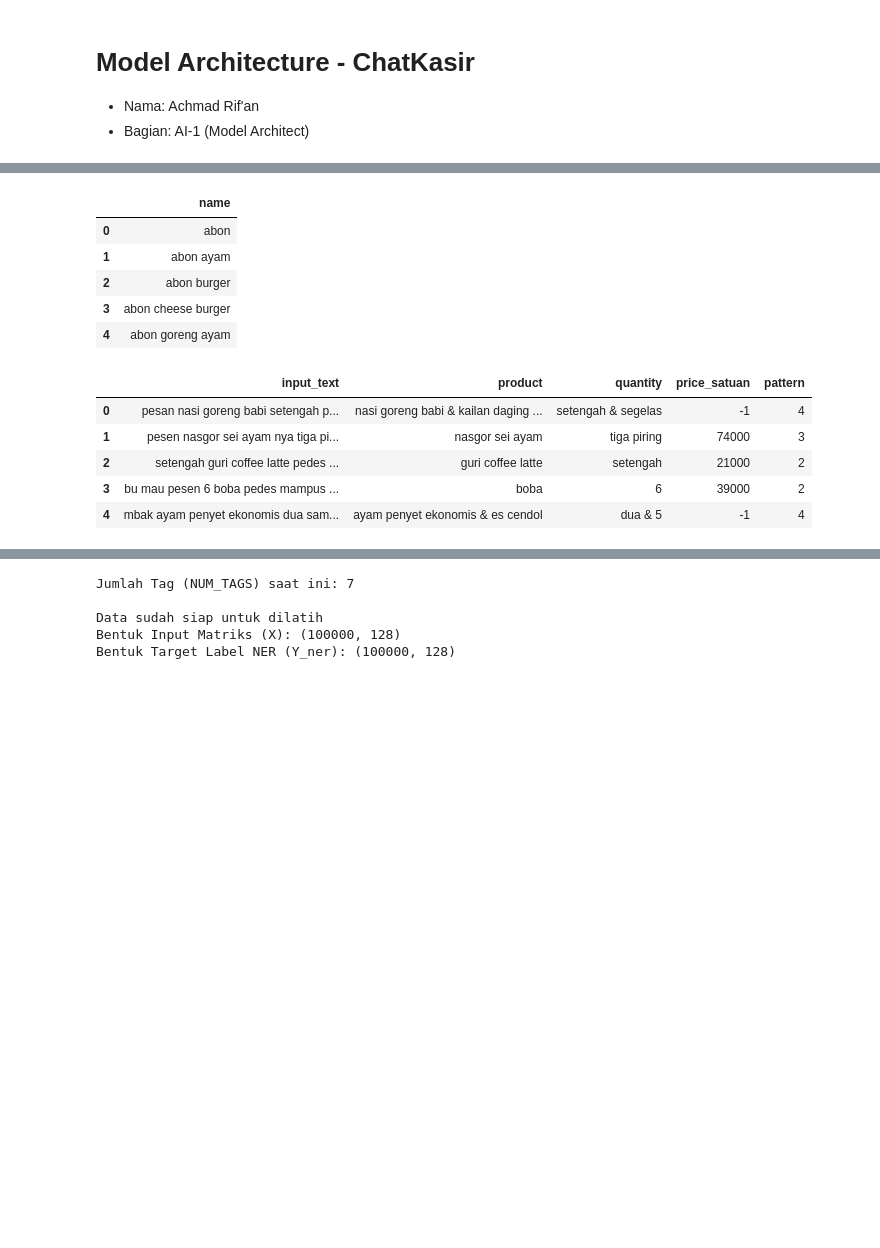
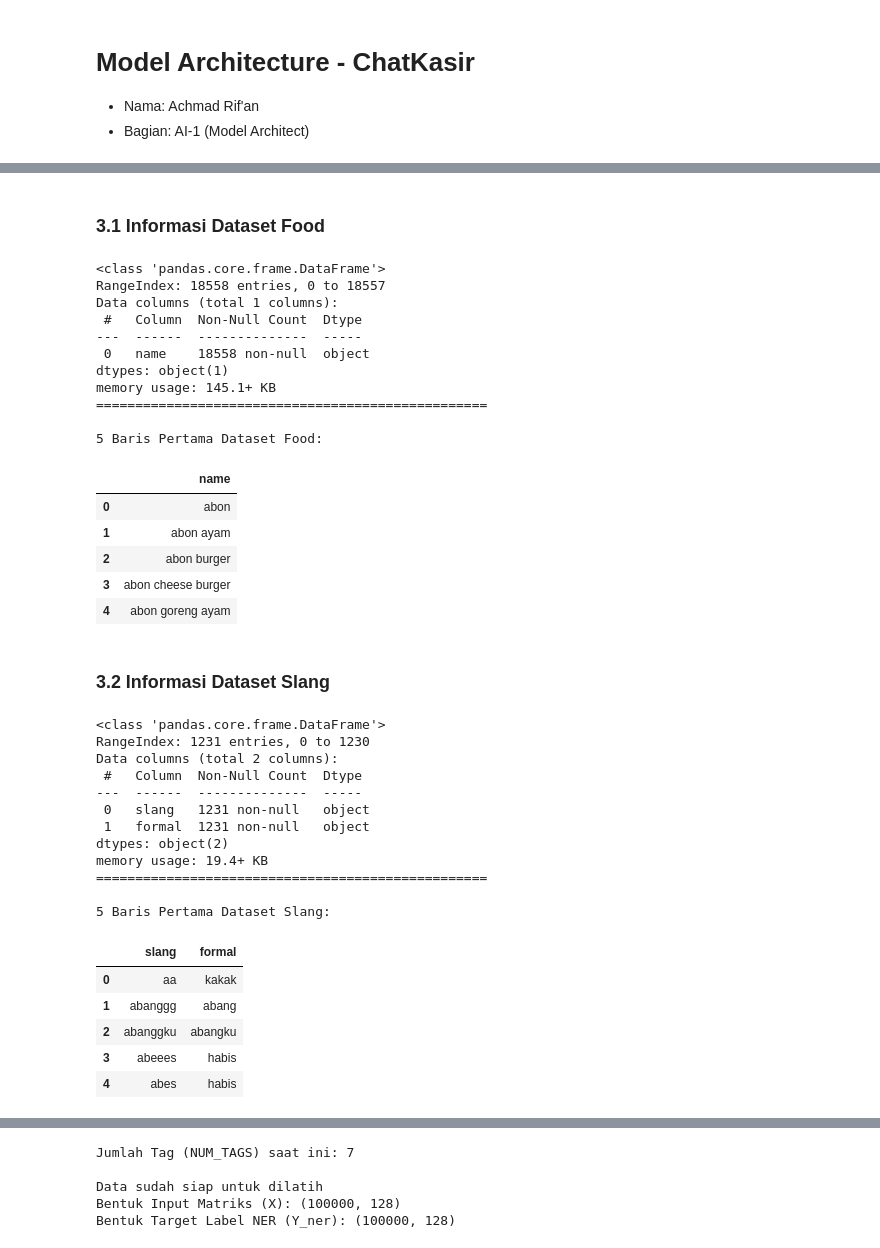
Before and after one commit to Sugandarilovv/ChatKasir, a Jupyter notebook: ai-model/notebooks/01_model_architecture.ipynb, the cells around one changed output, grey strips where cells are left out. Drawn from its saved outputs; the diff is of its cells as text; code cells hidden in the pictures; blank space fills up the shorter version.

```diff
--- a/ai-model/notebooks/01_model_architecture.ipynb
+++ b/ai-model/notebooks/01_model_architecture.ipynb
@@ -43,29 +56,19 @@ GPU tersedia: False
 # %%
-# Mount Google Drive
-drive.mount('/content/drive')
-
-# Definisikan Base Path
+# Path Utama
 BASE_PATH = "/content/drive/MyDrive/ChatKasir"
 DATA_PATH = f"{BASE_PATH}/assets/data"
 TOKENIZER_PATH = f"{BASE_PATH}/assets/tokenizers"
 
-# URL Dataset dari DS-1
-url_food = "https://drive.google.com/uc?id=1xpoFjqAT9K0uwzSpVADm_EfKqG7dxVUI"
-url_slang = "https://drive.google.com/uc?id=1G14C1qcqOp06Xs1HFiorE3Us_LLtaBs7"
-url_sintetis = "https://drive.google.com/uc?id=1nSqwPqullS6LhfVzh2xp1lYpW5Uw53pG"
+# URL Dataset
+url_food = "https://drive.google.com/uc?id=1Lql46klX2pEPNdHX_jJMIubla5d7fKq3"
+url_slang = "https://drive.google.com/uc?id=1vZ769q0ExjO8tUa3kt_O6DPcwBub4uxc"
+url_sintetis = "https://drive.google.com/uc?id=1X2o2mZkRFRfgcfsBbAJsbIyvBbx9Us2o"
 
-# Fungsi membaca CSV dari Google Drive
-# def load_gdrive_csv(url):
-#    return pd.read_csv(url)
-
-# Memuat ke dalam DataFrame
-# df_food = load_gdrive_csv(url_food)
-# df_slang = load_gdrive_csv(url_slang)
-# df_sintetis = load_gdrive_csv(url_sintetis)
 df_food = pd.read_csv(url_food)
 df_slang = pd.read_csv(url_slang)
 df_sintetis = pd.read_csv(url_sintetis)
 
-print(f"Total data chat sintetis: {len(df_sintetis)} baris")
-print(f"Total daftar menu: {len(df_food)} baris")
+print(f"Total Daftar Menu: {len(df_food)} baris")
+print(f"Total Kamus Slang: {len(df_slang)} baris")
+print(f"Total Chat Sintetis: {len(df_sintetis)} baris")
 # %% [output]
@@ -75,17 +80,53 @@ Total daftar menu: 18558 baris
+# %% [markdown]
+### 3.1 Informasi Dataset Food
 # %%
-# Tampilkan 5 baris pertama data food dan chat sintetis
-display(df_food.head())
-display(df_sintetis.head())
+df_food.info()
+
+print("=" * 50)
+print("\n5 Baris Pertama Dataset Food:")
+df_food.head()
 # %% [output]
+<class 'pandas.core.frame.DataFrame'>
+RangeIndex: 18558 entries, 0 to 18557
+Data columns (total 1 columns):
+ #   Column  Non-Null Count  Dtype
+---  ------  --------------  -----
+ 0   name    18558 non-null  object
+dtypes: object(1)
+memory usage: 145.1+ KB
+==================================================
+
+5 Baris Pertama Dataset Food:
 |  | name |
 | 0 | abon |
 | 1 | abon ayam |
 | 2 | abon burger |
 | 3 | abon cheese burger |
 | 4 | abon goreng ayam |
-|  | input_text | product | quantity | price_satuan | pattern |
-| 0 | pesan nasi goreng babi setengah p... | nasi goreng babi & kailan daging ... | setengah & segelas | -1 | 4 |
-| 1 | pesen nasgor sei ayam nya tiga pi... | nasgor sei ayam | tiga piring | 74000 | 3 |
-| 2 | setengah guri coffee latte pedes ... | guri coffee latte | setengah | 21000 | 2 |
-| 3 | bu mau pesen 6 boba pedes mampus ... | boba | 6 | 39000 | 2 |
-| 4 | mbak ayam penyet ekonomis dua sam... | ayam penyet ekonomis & es cendol | dua & 5 | -1 | 4 |
+# %% [markdown]
+### 3.2 Informasi Dataset Slang
+# %%
+df_slang.info()
+
+print("=" * 50)
+print("\n5 Baris Pertama Dataset Slang:")
+df_slang.head()
+# %% [output]
+<class 'pandas.core.frame.DataFrame'>
+RangeIndex: 1231 entries, 0 to 1230
+Data columns (total 2 columns):
+ #   Column  Non-Null Count  Dtype
+---  ------  --------------  -----
+ 0   slang   1231 non-null   object
+ 1   formal  1231 non-null   object
+dtypes: object(2)
+memory usage: 19.4+ KB
+==================================================
+
+5 Baris Pertama Dataset Slang:
+|  | slang | formal |
+| 0 | aa | kakak |
+| 1 | abanggg | abang |
+| 2 | abanggku | abangku |
+| 3 | abeees | habis |
+| 4 | abes | habis |
```
Also changed, not shown: parts of 31 cells of this notebook.
